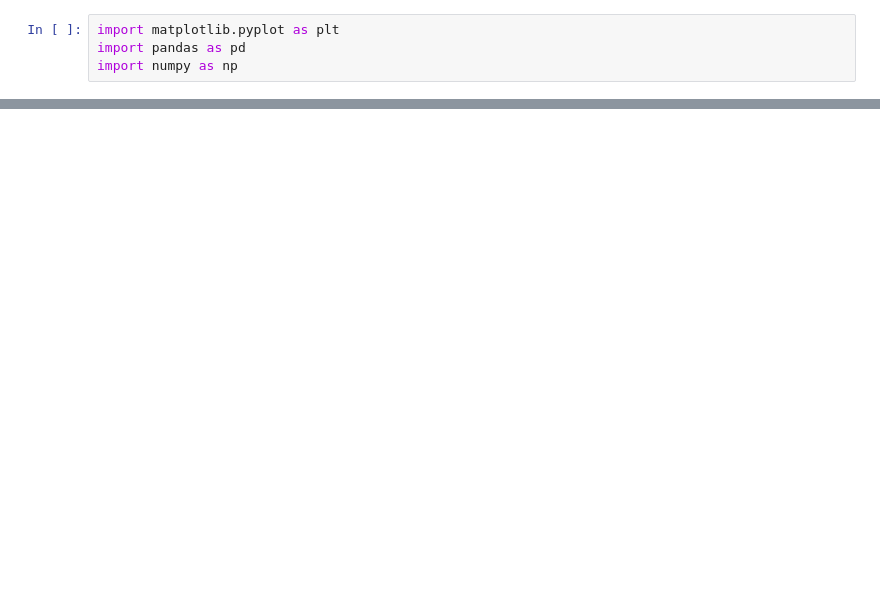
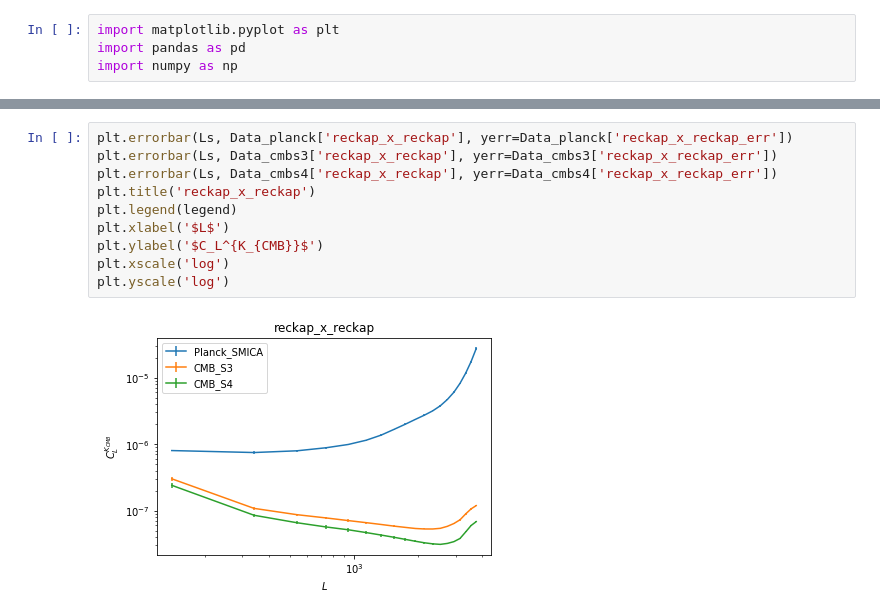
Before and after one commit to catketchup/new_reion-lens, a Jupyter notebook: plot.ipynb, the cells around one changed output, grey strips where cells are left out. Saved outputs shown, nothing was run; the diff lists cells and outputs as text; blank space fills up the shorter version.

```diff
--- a/plot.ipynb
+++ b/plot.ipynb
@@ -40,0 +74,12 @@ for i in range(row):
+# %%
+plt.errorbar(Ls, Data_planck['reckap_x_reckap'], yerr=Data_planck['reckap_x_reckap_err'])
+plt.errorbar(Ls, Data_cmbs3['reckap_x_reckap'], yerr=Data_cmbs3['reckap_x_reckap_err'])
+plt.errorbar(Ls, Data_cmbs4['reckap_x_reckap'], yerr=Data_cmbs4['reckap_x_reckap_err'])
+plt.title('reckap_x_reckap')
+plt.legend(legend)
+plt.xlabel('$L$')
+plt.ylabel('$C_L^{K_{CMB}}$')
+plt.xscale('log')
+plt.yscale('log')
+# %% [output]
+[figure, added]
```
Also changed, not shown: parts of 9 cells of this notebook, 24 other files.
